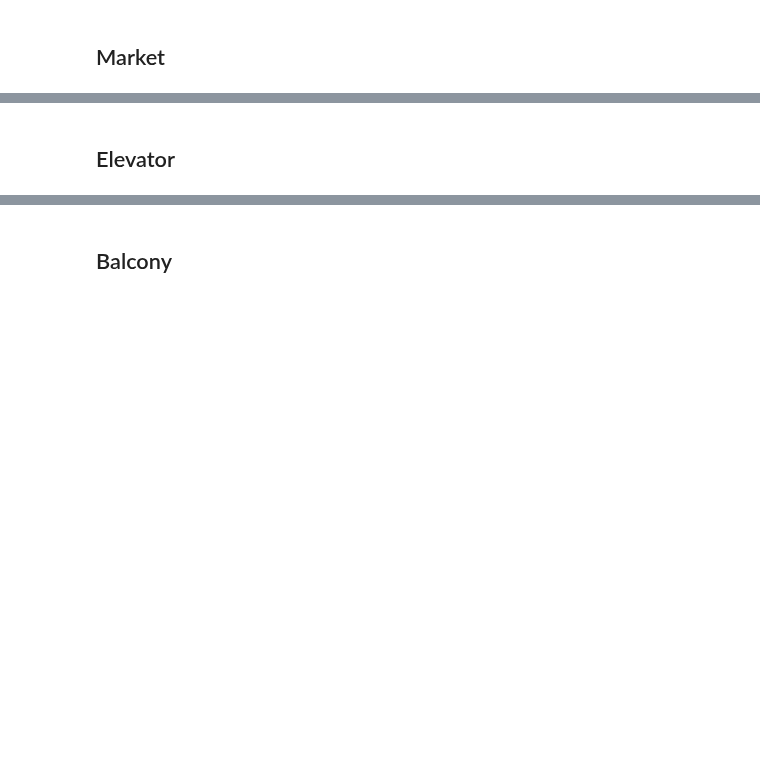
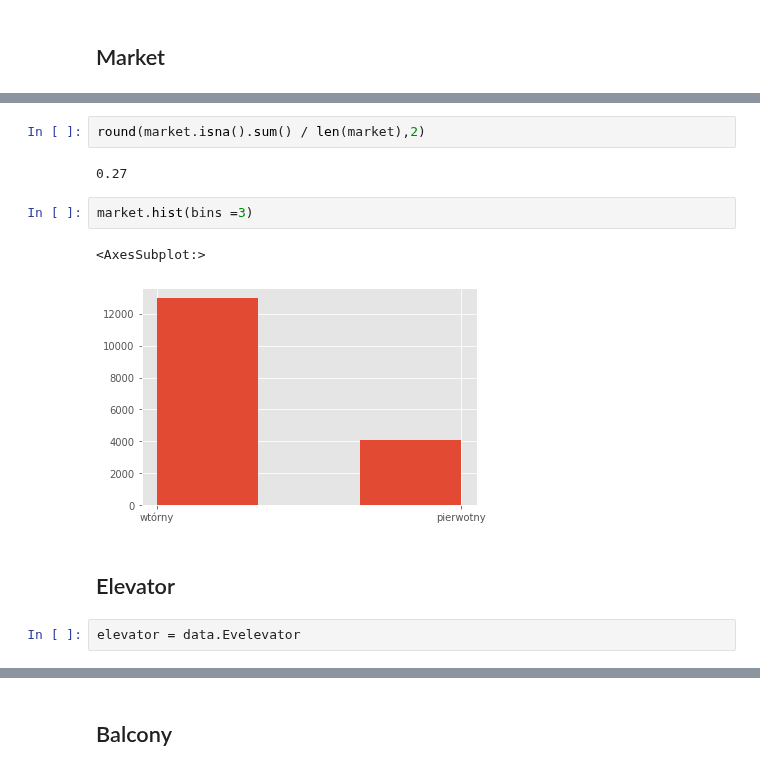
Before and after one commit to CarJung/Uni, a Jupyter notebook: Warsaw_flats/EDA.ipynb, the cells around one changed output, grey strips where cells are left out. Cells and saved outputs as stored; diff of their text form; blank space fills up the shorter version.

```diff
--- a/Warsaw_flats/EDA.ipynb
+++ b/Warsaw_flats/EDA.ipynb
@@ -209,2 +321,13 @@ space.hist(bins = 90)
+# %%
+round(market.isna().sum() / len(market),2)
+# %% [output]
+0.27
+# %%
+market.hist(bins =3)
+# %% [output]
+<AxesSubplot:>
+[figure, added]
 # %% [markdown]
 ## Elevator
+# %%
+elevator = data.Evelevator
```
Also changed, not shown: parts of 33 cells of this notebook, 1 other file.
